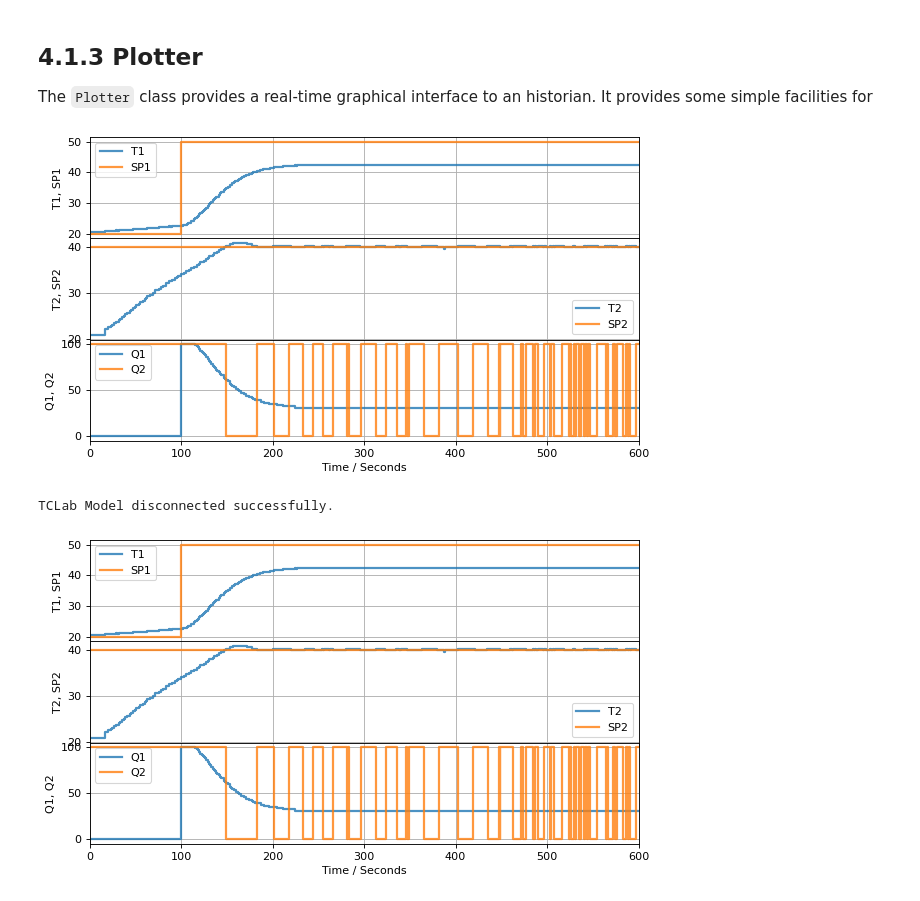
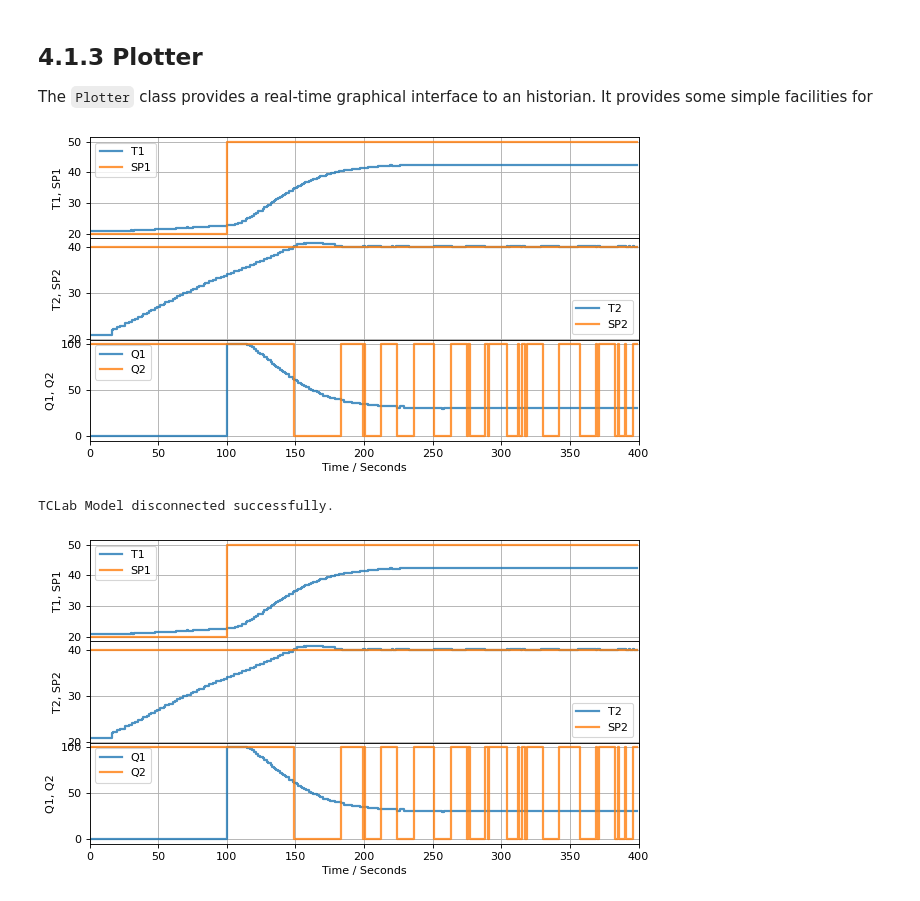
Before and after one commit to jckantor/cbe30338-2021, a Jupyter notebook: docs/04.01-Process-Historians.ipynb, the cells around one changed output. Cells and saved outputs as stored; diff of their text form; code cells hidden in the pictures.

```diff
--- a/docs/04.01-Process-Historians.ipynb
+++ b/docs/04.01-Process-Historians.ipynb
@@ -63,7 +63,7 @@ Below we will introduce useful capabilities of the Historian that will prove use
 # %%
 from tclab import setup, clock, Historian
 
-TCLab = tclab.setup(connected=False, speedup=60)
+TCLab = setup(connected=False, speedup=60)
 
 with TCLab() as lab:
     h = Historian(lab.sources)
@@ -135,7 +135,7 @@ Kp = 4.0
 def SP1(t):
     return 20.0 if t <= 100 else 50.0
 
-TCLab = tclab.setup(connected=False, speedup=60)
+TCLab = setup(connected=False, speedup=60)
 
 with TCLab() as lab:
     # add setpoint to default sources
@@ -174,7 +174,7 @@ def SP1(t):
 # setpoint function
 SP2 = 30.0
 
-TCLab = tclab.setup(connected=False, speedup=60)
+TCLab = setup(connected=False, speedup=60)
 
 with TCLab() as lab:
     # add setpoint to default sources
@@ -220,7 +220,7 @@ def SP1(t):
 # setpoint function
 SP2 = 40.0
 
-TCLab = tclab.setup(connected=False, speedup=60)
+TCLab = setup(connected=False, speedup=60)
 
 with TCLab() as lab:
     # add setpoint to default sources
@@ -264,37 +264,37 @@ The `Plotter` class provides a real-time graphical interface to an historian. It
 # %%
 from tclab import setup, clock, Historian, Plotter
 
 # proportional control gain
 Kp = 4.0
 
 # setpoint function
 def SP1(t):
     return 20.0 if t <= 100 else 50.0
 
 # setpoint function
 SP2 = 40.0
 
-TCLab = tclab.setup(connected=False, speedup=60)
+TCLab = setup(connected=False, speedup=60)
 
 with TCLab() as lab:
     # add setpoint to default sources
     sources = lab.sources
-    sources.append(('SP1', lambda: SP1(t)))
-    sources.append(('SP2', lambda: SP2))
+    sources.append(['SP1', lambda: SP1(t)])
+    sources.append(['SP2', lambda: SP2])
     h = Historian(sources, dbfile="lab4.db")
 
-    layout = [("T1", "SP1"), ("T2", "SP2"), ("Q1", "Q2")]
-    p = Plotter(h, 600, layout)
-    for t in clock(600):
+    layout = [["T1", "SP1"], ["T2", "SP2"], ["Q1", "Q2"]]
+    p = Plotter(h, 400, layout)
+    for t in clock(400):
         U1 = Kp*(SP1(t) - lab.T1)
         U2 = 100 if lab.T2 < SP2 else 0
         lab.Q1(U1)
         lab.Q2(U2)
         p.update(t)
 # %% [output]
-[figure, old version]
+[figure, new version]
 TCLab Model disconnected successfully.
-[figure, old version]
+[figure, new version]
 # %%
 h.get_sessions()
 # %% [output]
```
Also changed, not shown: parts of 3 cells of this notebook, 1 other file.
